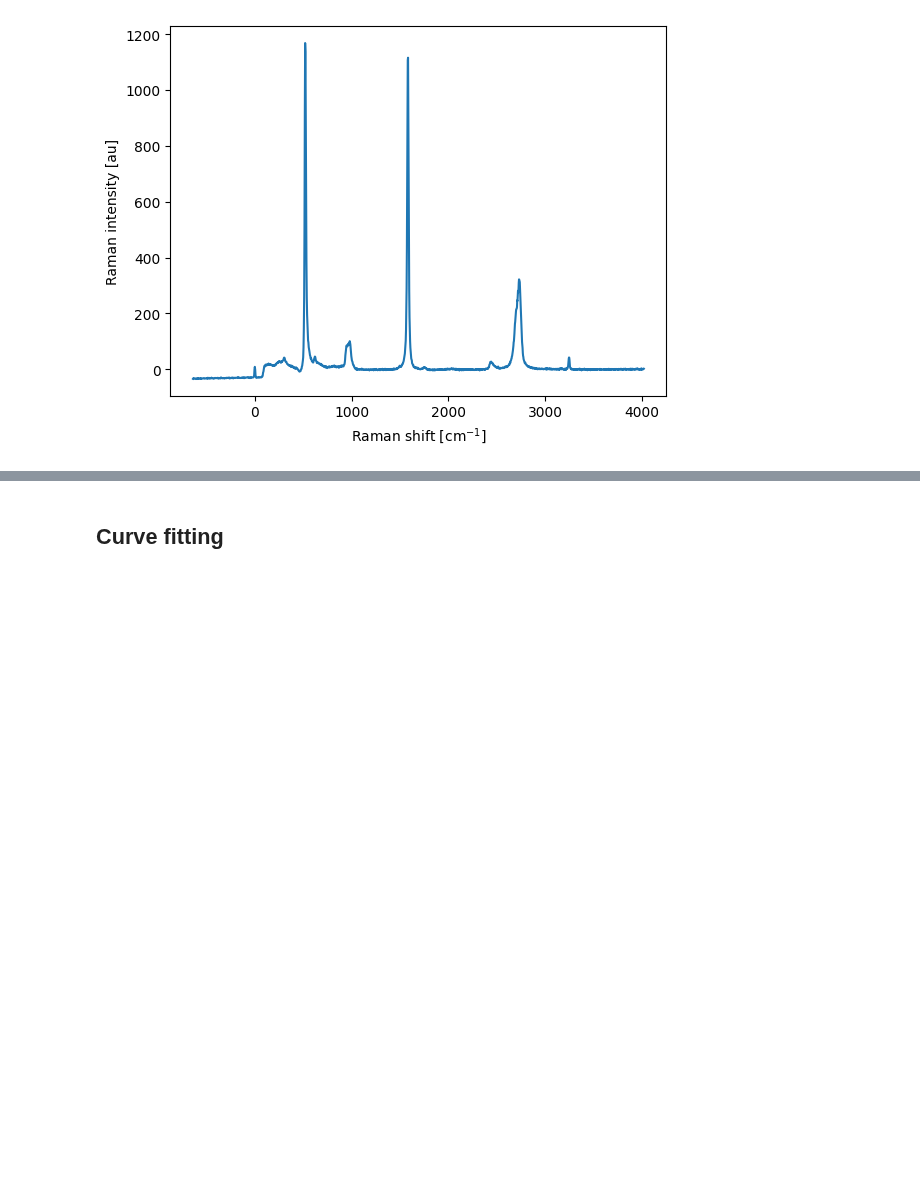
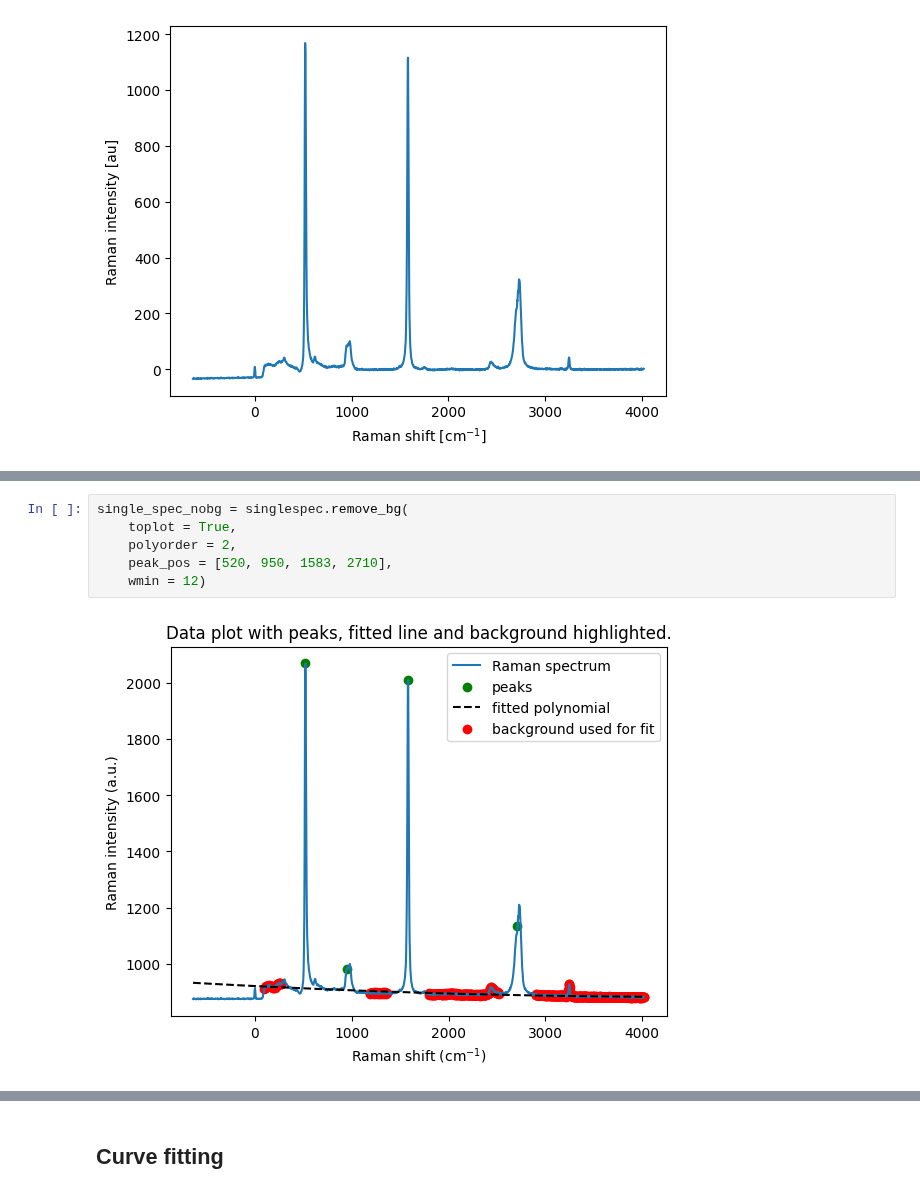
Before and after one commit to zrbyte/ramantools, a Jupyter notebook: ramantools tutorial.ipynb, the cells around one changed output, grey strips where cells are left out. Saved outputs shown, nothing was run; the diff lists cells and outputs as text; blank space fills up the shorter version.

```diff
--- a/ramantools tutorial.ipynb
+++ b/ramantools tutorial.ipynb
@@ -276,0 +276,8 @@ array([874., 876., 875., ..., 881., 881., 882.])
+# %%
+single_spec_nobg = singlespec.remove_bg(
+    toplot = True,
+    polyorder = 2,
+    peak_pos = [520, 950, 1583, 2710],
+    wmin = 12)
+# %% [output]
+[figure, added]
```
Also changed, not shown: parts of 26 cells of this notebook, 1 other file.
